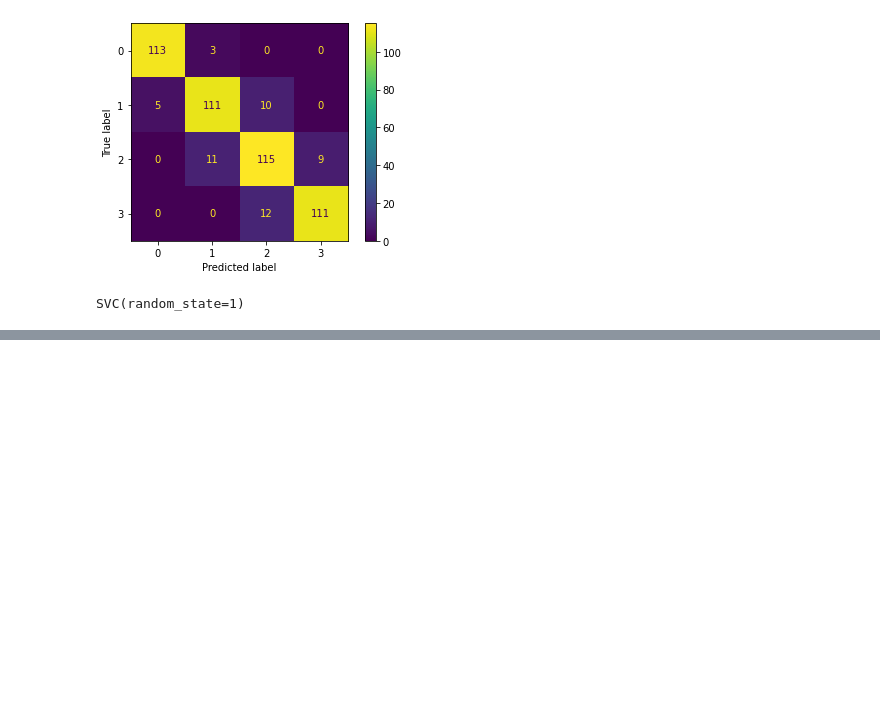
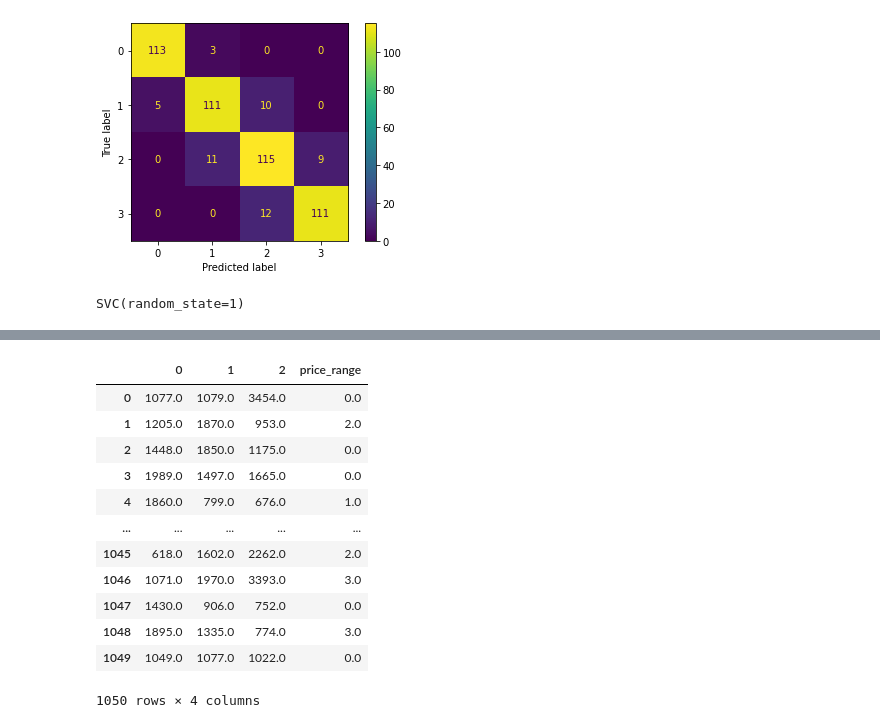
Before and after one commit to ikeinyyo/SSLTelecom, a Jupyter notebook: src/notebooks/02_Preprocessing.ipynb, the cells around one changed output, grey strips where cells are left out. Saved outputs shown, nothing was run; the diff lists cells and outputs as text; code cells hidden in the pictures; blank space fills up the shorter version.

```diff
--- a/src/notebooks/02_Preprocessing.ipynb
+++ b/src/notebooks/02_Preprocessing.ipynb
@@ -623,0 +609,10 @@ SyntaxError: invalid syntax (<ipython-input-39-b2fd5704acad>, line 1)
+# %%
+from sklearn.feature_selection import SelectKBest
+from sklearn.feature_selection import f_classif
+selector = SelectKBest(f_classif, k = 3)
+selector.fit_transform(X_train, y_train)
+X_train_prepared = selector.fit_transform(X_train, y_train)
+# %%
+a = pd.DataFrame(X_train_prepared)
+a['price_range'] = y_train.fillna(0)
+a['price_range'] = a['price_range'].fillna(0)
@@ -623,0 +634,16 @@ SyntaxError: invalid syntax (<ipython-input-39-b2fd5704acad>, line 1)
+# %%
+a
+# %% [output]
+|  | 0 | 1 | 2 | price_range |
+| 0 | 1077.0 | 1079.0 | 3454.0 | 0.0 |
+| 1 | 1205.0 | 1870.0 | 953.0 | 2.0 |
+| 2 | 1448.0 | 1850.0 | 1175.0 | 0.0 |
+| 3 | 1989.0 | 1497.0 | 1665.0 | 0.0 |
+| 4 | 1860.0 | 799.0 | 676.0 | 1.0 |
+| ... | ... | ... | ... | ... |
+| 1045 | 618.0 | 1602.0 | 2262.0 | 2.0 |
+| 1046 | 1071.0 | 1970.0 | 3393.0 | 3.0 |
+| 1047 | 1430.0 | 906.0 | 752.0 | 0.0 |
+| 1048 | 1895.0 | 1335.0 | 774.0 | 3.0 |
+| 1049 | 1049.0 | 1077.0 | 1022.0 | 0.0 |
+1050 rows × 4 columns
```
Also changed, not shown: parts of 36 cells of this notebook, 16 other files.
